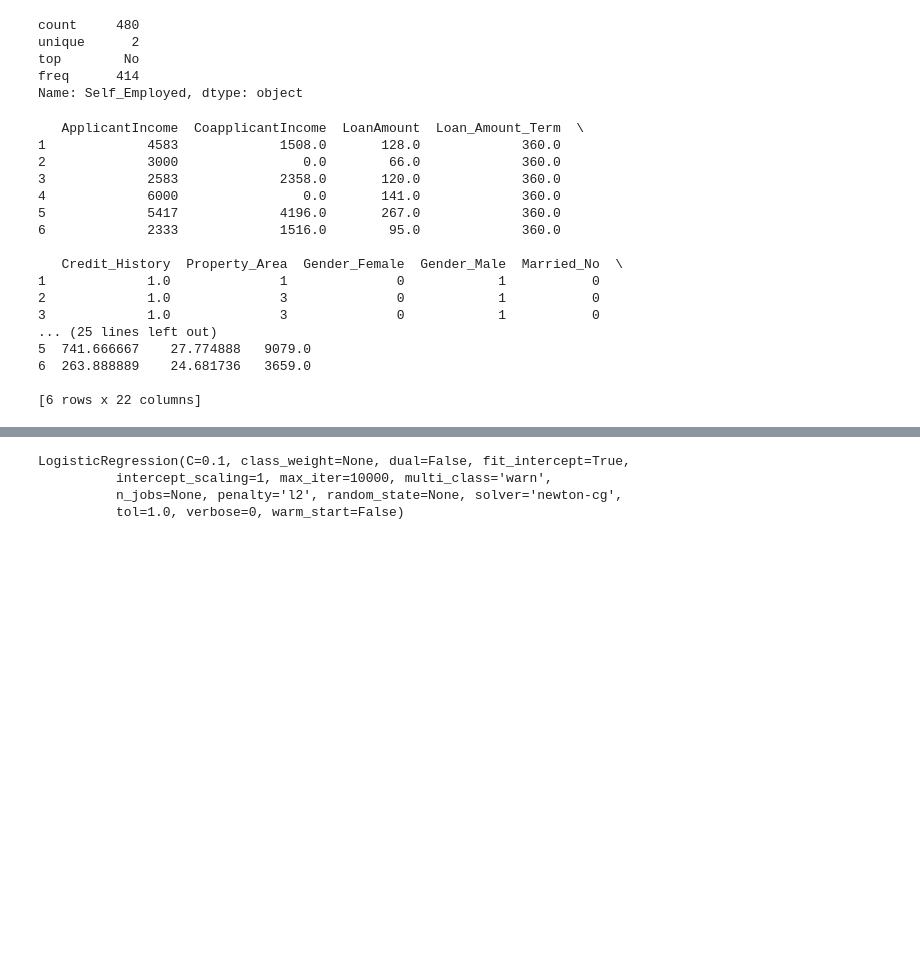
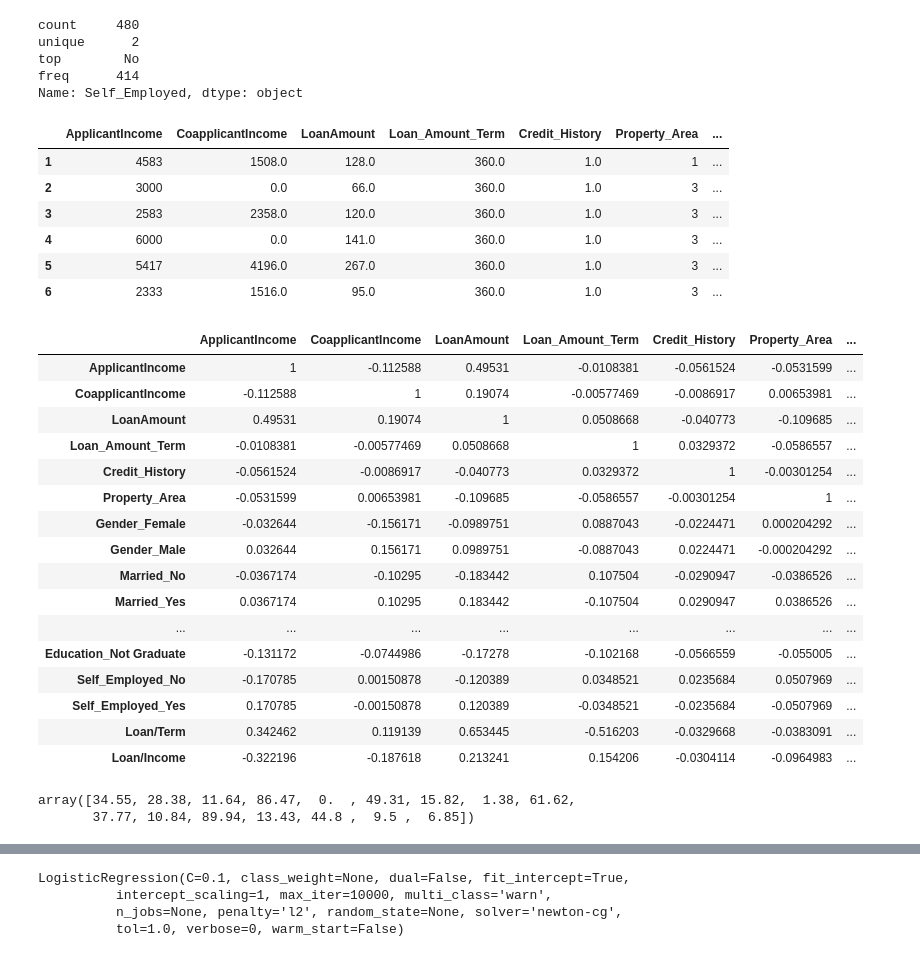
Before and after one commit to Vishal236/Loan-Approval-Prediction, a Jupyter notebook: LoanApproval.ipynb, the cells around one changed output, grey strips where cells are left out. Cells and saved outputs as stored; diff of their text form; code cells hidden in the pictures; blank space fills up the shorter version.

```diff
--- a/LoanApproval.ipynb
+++ b/LoanApproval.ipynb
@@ -132,31 +122,35 @@ Name: Self_Employed, dtype: object
 # %%
 X['Property_Area'].replace(('Rural', 'Semiurban', 'Urban'), (1, 2, 3),inplace=True)
 X = pd.get_dummies(X)
-X["Total_Income"] = X["ApplicantIncome"] + X["CoapplicantIncome"]
 X["Loan/Term"] = X["LoanAmount"]*1000/X["Loan_Amount_Term"]
-X["Loan/Income"] = X["LoanAmount"]*1000/X["Total_Income"]
-X["Balance"] = X["Total_Income"] - X["Loan/Term"]*0.06*12
-print(X.head(6))
-X = X.values
-from sklearn.impute import SimpleImputer
-imp = SimpleImputer(missing_values=np.nan, strategy='median')
-imp.fit(X)
-X = imp.transform(X)
+X["Loan/Income"] = X["LoanAmount"]*1000/(X["ApplicantIncome"] + X["CoapplicantIncome"])
+X.head(6)
 # %% [output]
-   ApplicantIncome  CoapplicantIncome  LoanAmount  Loan_Amount_Term  \
-1             4583             1508.0       128.0             360.0
-2             3000                0.0        66.0             360.0
-3             2583             2358.0       120.0             360.0
-4             6000                0.0       141.0             360.0
-5             5417             4196.0       267.0             360.0
-6             2333             1516.0        95.0             360.0
-
-   Credit_History  Property_Area  Gender_Female  Gender_Male  Married_No  \
-1             1.0              1              0            1           0
-2             1.0              3              0            1           0
-3             1.0              3              0            1           0
-... (25 lines left out)
-5  741.666667    27.774888   9079.0
-6  263.888889    24.681736   3659.0
-
-[6 rows x 22 columns]
+|  | ApplicantIncome | CoapplicantIncome | LoanAmount | Loan_Amount_Term | Credit_History | Property_Area | ... |
+| 1 | 4583 | 1508.0 | 128.0 | 360.0 | 1.0 | 1 | ... |
+| 2 | 3000 | 0.0 | 66.0 | 360.0 | 1.0 | 3 | ... |
+| 3 | 2583 | 2358.0 | 120.0 | 360.0 | 1.0 | 3 | ... |
+| 4 | 6000 | 0.0 | 141.0 | 360.0 | 1.0 | 3 | ... |
+| 5 | 5417 | 4196.0 | 267.0 | 360.0 | 1.0 | 3 | ... |
+| 6 | 2333 | 1516.0 | 95.0 | 360.0 | 1.0 | 3 | ... |
+# %%
+corr = X.corr()
+corr.style.background_gradient(cmap='coolwarm')
+# %% [output]
+|  | ApplicantIncome | CoapplicantIncome | LoanAmount | Loan_Amount_Term | Credit_History | Property_Area | ... |
+| ApplicantIncome | 1 | -0.112588 | 0.49531 | -0.0108381 | -0.0561524 | -0.0531599 | ... |
+| CoapplicantIncome | -0.112588 | 1 | 0.19074 | -0.00577469 | -0.0086917 | 0.00653981 | ... |
+| LoanAmount | 0.49531 | 0.19074 | 1 | 0.0508668 | -0.040773 | -0.109685 | ... |
+| Loan_Amount_Term | -0.0108381 | -0.00577469 | 0.0508668 | 1 | 0.0329372 | -0.0586557 | ... |
+| Credit_History | -0.0561524 | -0.0086917 | -0.040773 | 0.0329372 | 1 | -0.00301254 | ... |
+| Property_Area | -0.0531599 | 0.00653981 | -0.109685 | -0.0586557 | -0.00301254 | 1 | ... |
+| Gender_Female | -0.032644 | -0.156171 | -0.0989751 | 0.0887043 | -0.0224471 | 0.000204292 | ... |
+| Gender_Male | 0.032644 | 0.156171 | 0.0989751 | -0.0887043 | 0.0224471 | -0.000204292 | ... |
+| Married_No | -0.0367174 | -0.10295 | -0.183442 | 0.107504 | -0.0290947 | -0.0386526 | ... |
+| Married_Yes | 0.0367174 | 0.10295 | 0.183442 | -0.107504 | 0.0290947 | 0.0386526 | ... |
+| ... | ... | ... | ... | ... | ... | ... | ... |
+| Education_Not Graduate | -0.131172 | -0.0744986 | -0.17278 | -0.102168 | -0.0566559 | -0.055005 | ... |
+| Self_Employed_No | -0.170785 | 0.00150878 | -0.120389 | 0.0348521 | 0.0235684 | 0.0507969 | ... |
+| Self_Employed_Yes | 0.170785 | -0.00150878 | 0.120389 | -0.0348521 | -0.0235684 | -0.0507969 | ... |
+| Loan/Term | 0.342462 | 0.119139 | 0.653445 | -0.516203 | -0.0329668 | -0.0383091 | ... |
+| Loan/Income | -0.322196 | -0.187618 | 0.213241 | 0.154206 | -0.0304114 | -0.0964983 | ... |
@@ -162,0 +179,7 @@ X = imp.transform(X)
+# %%
+from sklearn.feature_selection import f_classif
+pval = np.round(f_classif(X,Y)[1]*100,2)
+pval
+# %% [output]
+array([34.55, 28.38, 11.64, 86.47,  0.  , 49.31, 15.82,  1.38, 61.62,
+       37.77, 10.84, 89.94, 13.43, 44.8 ,  9.5 ,  6.85])
```
Also changed, not shown: parts of 8 cells of this notebook.
